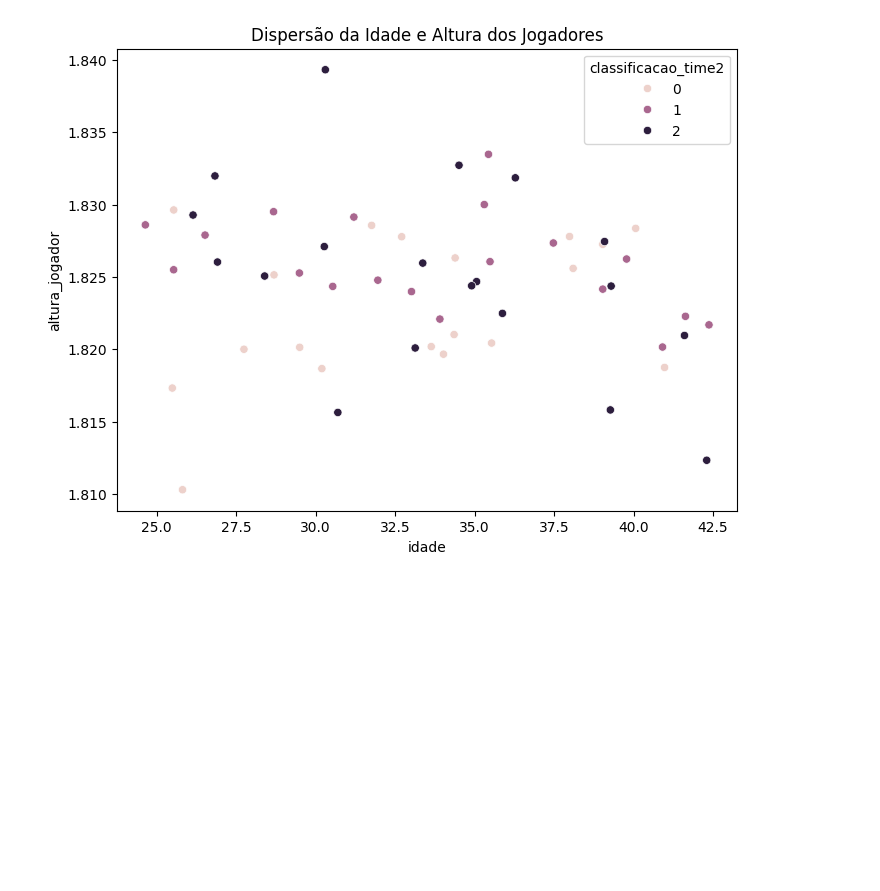
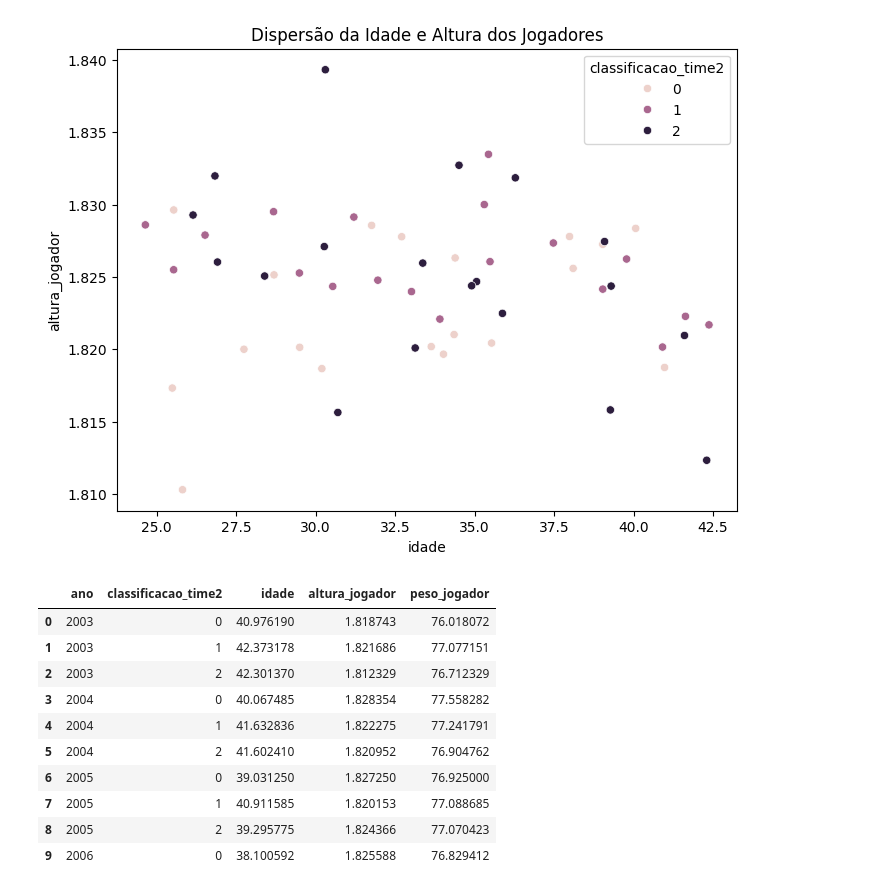
Before and after one commit to abilioepalanga/Modelo-de-previs-o-da-Premier-League-inglesa, a Jupyter notebook: Dados/previsão.ipynb, the cells around one changed output. Saved outputs shown, nothing was run; the diff lists cells and outputs as text; code cells hidden in the pictures; blank space fills up the shorter version.

```diff
--- a/Dados/previsão.ipynb
+++ b/Dados/previsão.ipynb
@@ -695,3 +697,17 @@ plt.title('Dispersão da Idade e Altura dos Jogadores')
 plt.show()
 # %% [output]
 [figure]
+# %%
+media_classificacao_time2.head(10)
+# %% [output]
+|  | ano | classificacao_time2 | idade | altura_jogador | peso_jogador |
+| 0 | 2003 | 0 | 40.976190 | 1.818743 | 76.018072 |
+| 1 | 2003 | 1 | 42.373178 | 1.821686 | 77.077151 |
+| 2 | 2003 | 2 | 42.301370 | 1.812329 | 76.712329 |
+| 3 | 2004 | 0 | 40.067485 | 1.828354 | 77.558282 |
+| 4 | 2004 | 1 | 41.632836 | 1.822275 | 77.241791 |
+| 5 | 2004 | 2 | 41.602410 | 1.820952 | 76.904762 |
+| 6 | 2005 | 0 | 39.031250 | 1.827250 | 76.925000 |
+| 7 | 2005 | 1 | 40.911585 | 1.820153 | 77.088685 |
+| 8 | 2005 | 2 | 39.295775 | 1.824366 | 77.070423 |
+| 9 | 2006 | 0 | 38.100592 | 1.825588 | 76.829412 |
```
Also changed, not shown: parts of 6 cells of this notebook.
